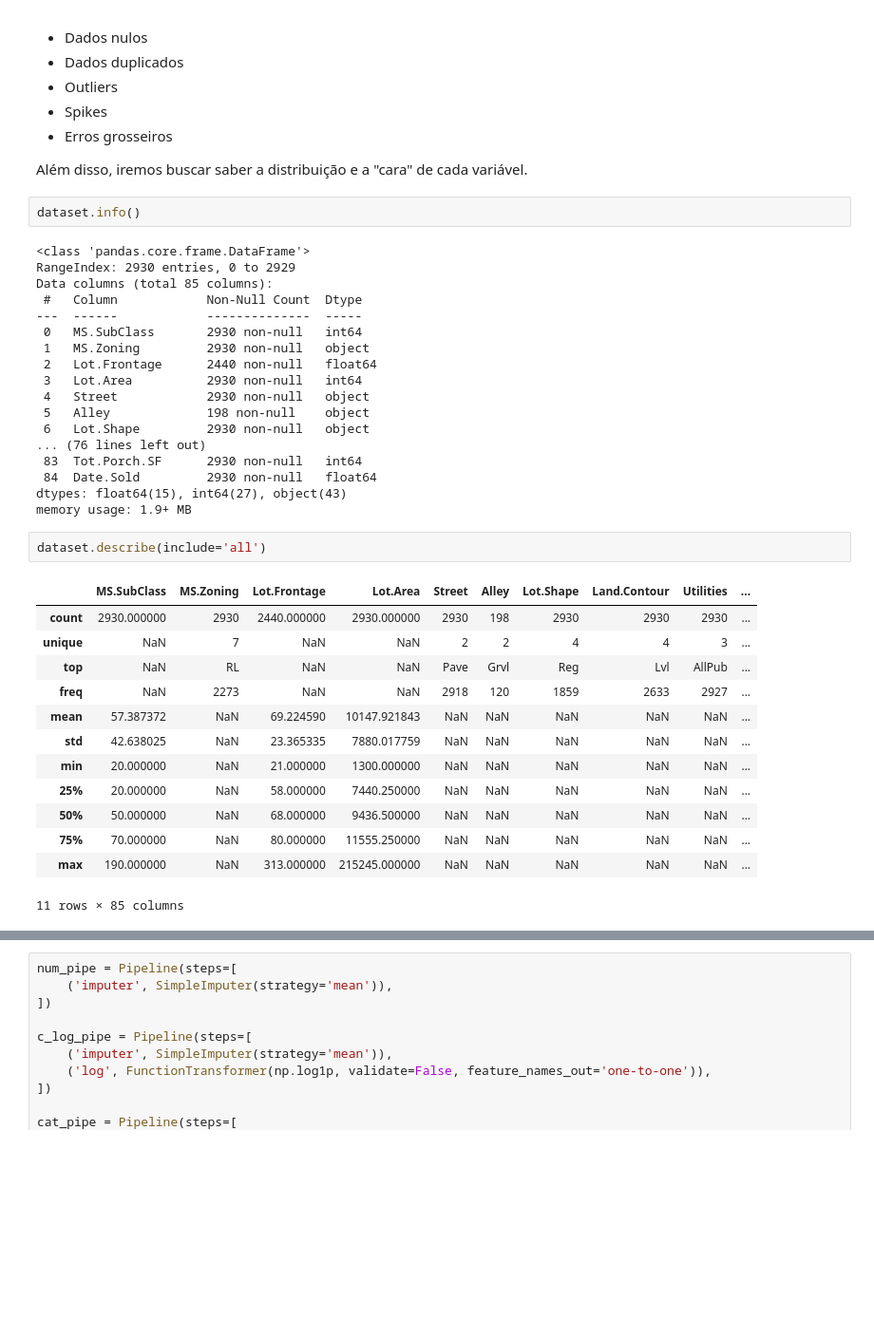
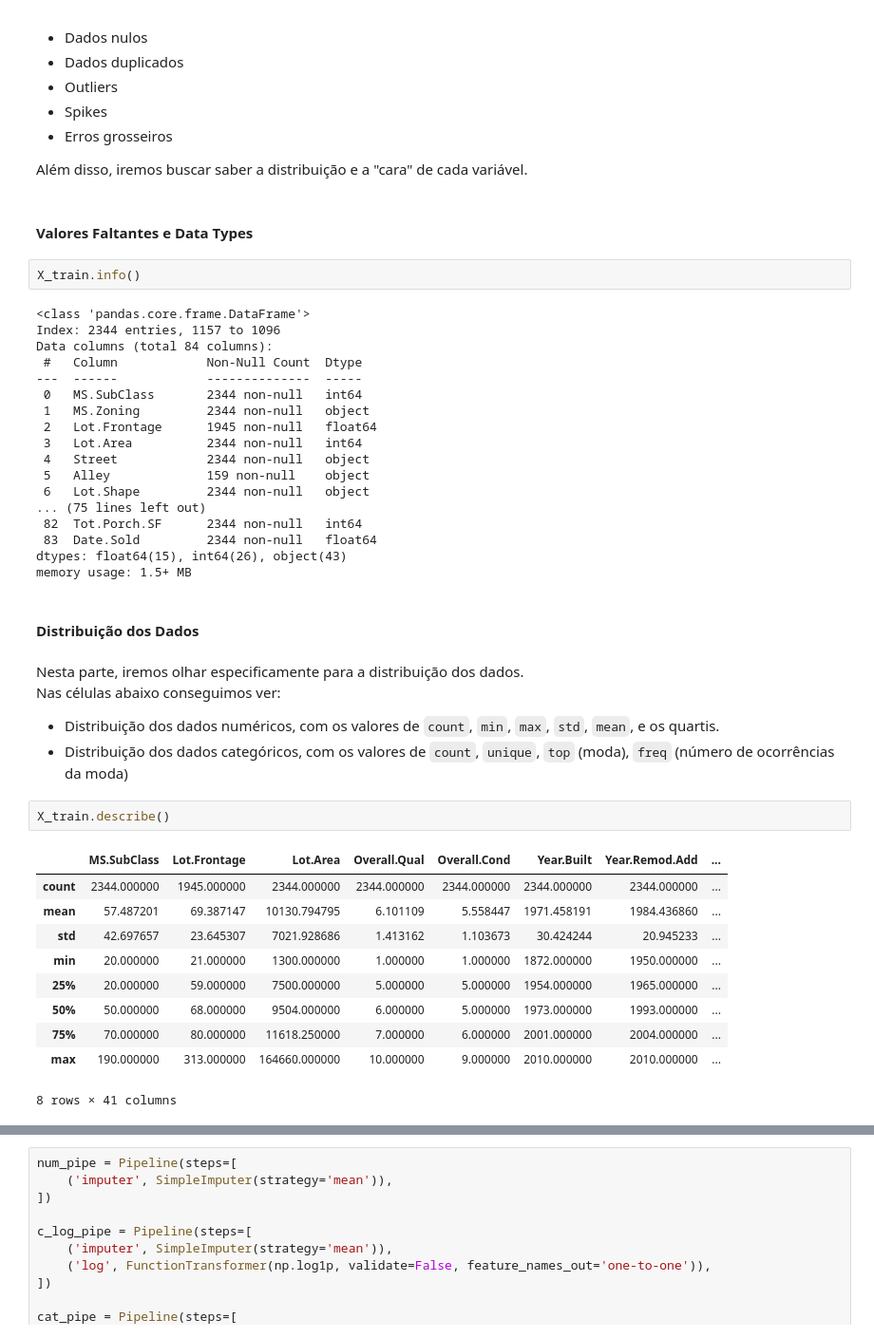
Before and after one commit to henriquebrnetto/projeto_ml_4sem, a Jupyter notebook: model.ipynb, the cells around one changed output, grey strips where cells are left out. Shown at 95% size. Cells and saved outputs as stored; diff of their text form; blank space fills up the shorter version.

```diff
--- a/model.ipynb
+++ b/model.ipynb
@@ -125,39 +128,45 @@ Assim sendo, iremos procurar entender quais são as features e target, quais sã
 - Erros grosseiros
 
 Além disso, iremos buscar saber a distribuição e a "cara" de cada variável.
+# %% [markdown]
+#### Valores Faltantes e Data Types
 # %%
-dataset.info()
+X_train.info()
 # %% [output]
 <class 'pandas.core.frame.DataFrame'>
-RangeIndex: 2930 entries, 0 to 2929
-Data columns (total 85 columns):
+Index: 2344 entries, 1157 to 1096
+Data columns (total 84 columns):
  #   Column            Non-Null Count  Dtype
 ---  ------            --------------  -----
- 0   MS.SubClass       2930 non-null   int64
- 1   MS.Zoning         2930 non-null   object
- 2   Lot.Frontage      2440 non-null   float64
- 3   Lot.Area          2930 non-null   int64
- 4   Street            2930 non-null   object
- 5   Alley             198 non-null    object
- 6   Lot.Shape         2930 non-null   object
-... (76 lines left out)
- 83  Tot.Porch.SF      2930 non-null   int64
- 84  Date.Sold         2930 non-null   float64
-dtypes: float64(15), int64(27), object(43)
-memory usage: 1.9+ MB
+ 0   MS.SubClass       2344 non-null   int64
+ 1   MS.Zoning         2344 non-null   object
+ 2   Lot.Frontage      1945 non-null   float64
+ 3   Lot.Area          2344 non-null   int64
+ 4   Street            2344 non-null   object
+ 5   Alley             159 non-null    object
+ 6   Lot.Shape         2344 non-null   object
+... (75 lines left out)
+ 82  Tot.Porch.SF      2344 non-null   int64
+ 83  Date.Sold         2344 non-null   float64
+dtypes: float64(15), int64(26), object(43)
+memory usage: 1.5+ MB
+# %% [markdown]
+#### Distribuição dos Dados
+# %% [markdown]
+Nesta parte, iremos olhar especificamente para a distribuição dos dados.
+Nas células abaixo conseguimos ver:
+- Distribuição dos dados numéricos, com os valores de `count`, `min`, `max`, `std`, `mean`, e os quartis.
+- Distribuição dos dados categóricos, com os valores de `count`, `unique`, `top` (moda), `freq` (número de ocorrências da moda)
 # %%
-dataset.describe(include='all')
+X_train.describe()
 # %% [output]
-|  | MS.SubClass | MS.Zoning | Lot.Frontage | Lot.Area | Street | Alley | Lot.Shape | Land.Contour | Utilities | ... |
-| count | 2930.000000 | 2930 | 2440.000000 | 2930.000000 | 2930 | 198 | 2930 | 2930 | 2930 | ... |
-| unique | NaN | 7 | NaN | NaN | 2 | 2 | 4 | 4 | 3 | ... |
-| top | NaN | RL | NaN | NaN | Pave | Grvl | Reg | Lvl | AllPub | ... |
-| freq | NaN | 2273 | NaN | NaN | 2918 | 120 | 1859 | 2633 | 2927 | ... |
-| mean | 57.387372 | NaN | 69.224590 | 10147.921843 | NaN | NaN | NaN | NaN | NaN | ... |
-| std | 42.638025 | NaN | 23.365335 | 7880.017759 | NaN | NaN | NaN | NaN | NaN | ... |
-| min | 20.000000 | NaN | 21.000000 | 1300.000000 | NaN | NaN | NaN | NaN | NaN | ... |
-| 25% | 20.000000 | NaN | 58.000000 | 7440.250000 | NaN | NaN | NaN | NaN | NaN | ... |
-| 50% | 50.000000 | NaN | 68.000000 | 9436.500000 | NaN | NaN | NaN | NaN | NaN | ... |
-| 75% | 70.000000 | NaN | 80.000000 | 11555.250000 | NaN | NaN | NaN | NaN | NaN | ... |
-| max | 190.000000 | NaN | 313.000000 | 215245.000000 | NaN | NaN | NaN | NaN | NaN | ... |
+|  | MS.SubClass | Lot.Frontage | Lot.Area | Overall.Qual | Overall.Cond | Year.Built | Year.Remod.Add | ... |
+| count | 2344.000000 | 1945.000000 | 2344.000000 | 2344.000000 | 2344.000000 | 2344.000000 | 2344.000000 | ... |
+| mean | 57.487201 | 69.387147 | 10130.794795 | 6.101109 | 5.558447 | 1971.458191 | 1984.436860 | ... |
+| std | 42.697657 | 23.645307 | 7021.928686 | 1.413162 | 1.103673 | 30.424244 | 20.945233 | ... |
+| min | 20.000000 | 21.000000 | 1300.000000 | 1.000000 | 1.000000 | 1872.000000 | 1950.000000 | ... |
+| 25% | 20.000000 | 59.000000 | 7500.000000 | 5.000000 | 5.000000 | 1954.000000 | 1965.000000 | ... |
+| 50% | 50.000000 | 68.000000 | 9504.000000 | 6.000000 | 5.000000 | 1973.000000 | 1993.000000 | ... |
+| 75% | 70.000000 | 80.000000 | 11618.250000 | 7.000000 | 6.000000 | 2001.000000 | 2004.000000 | ... |
+| max | 190.000000 | 313.000000 | 164660.000000 | 10.000000 | 9.000000 | 2010.000000 | 2010.000000 | ... |
-11 rows × 85 columns
+8 rows × 41 columns
```
Also changed, not shown: parts of 20 cells of this notebook, 4 other files.
